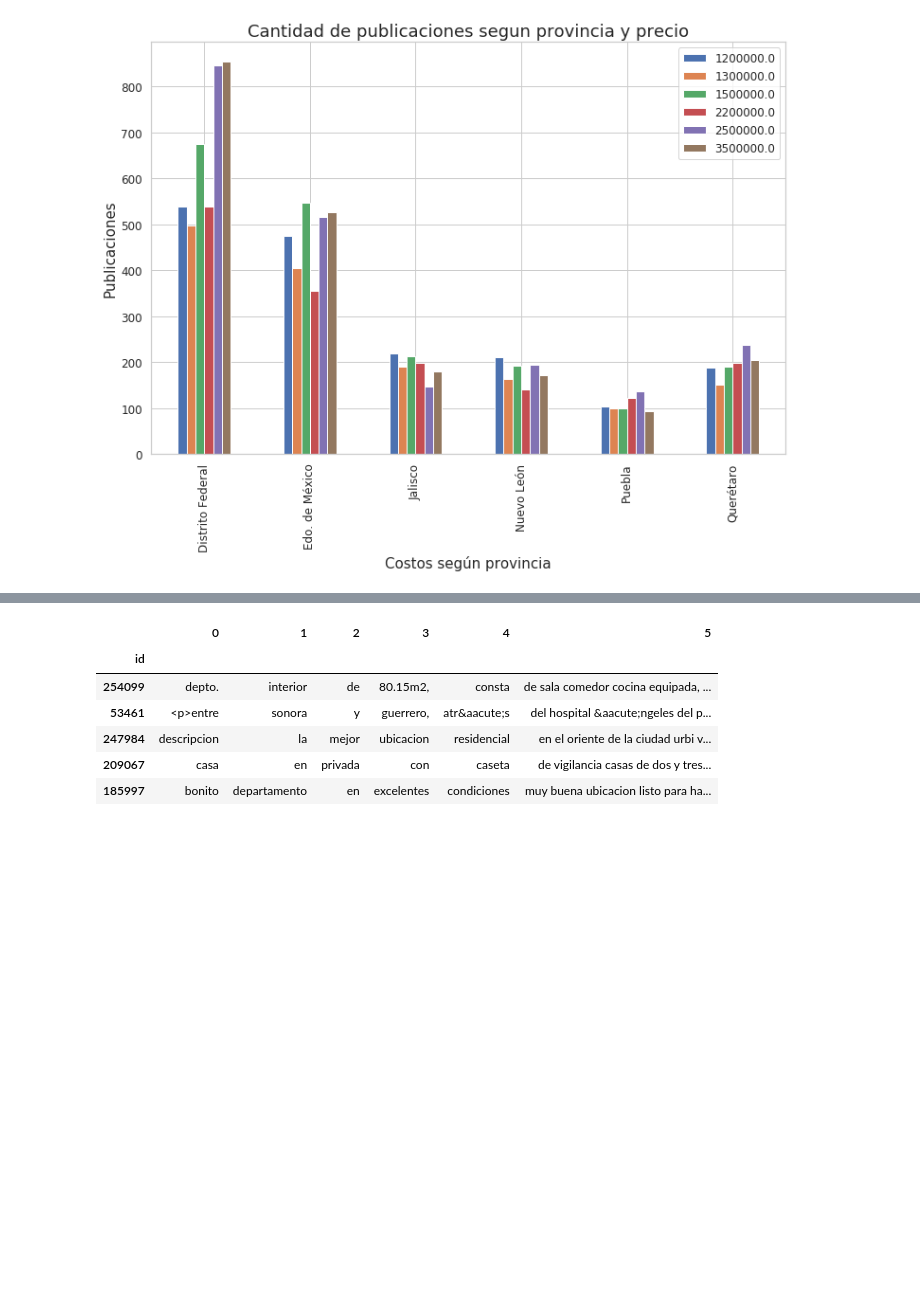
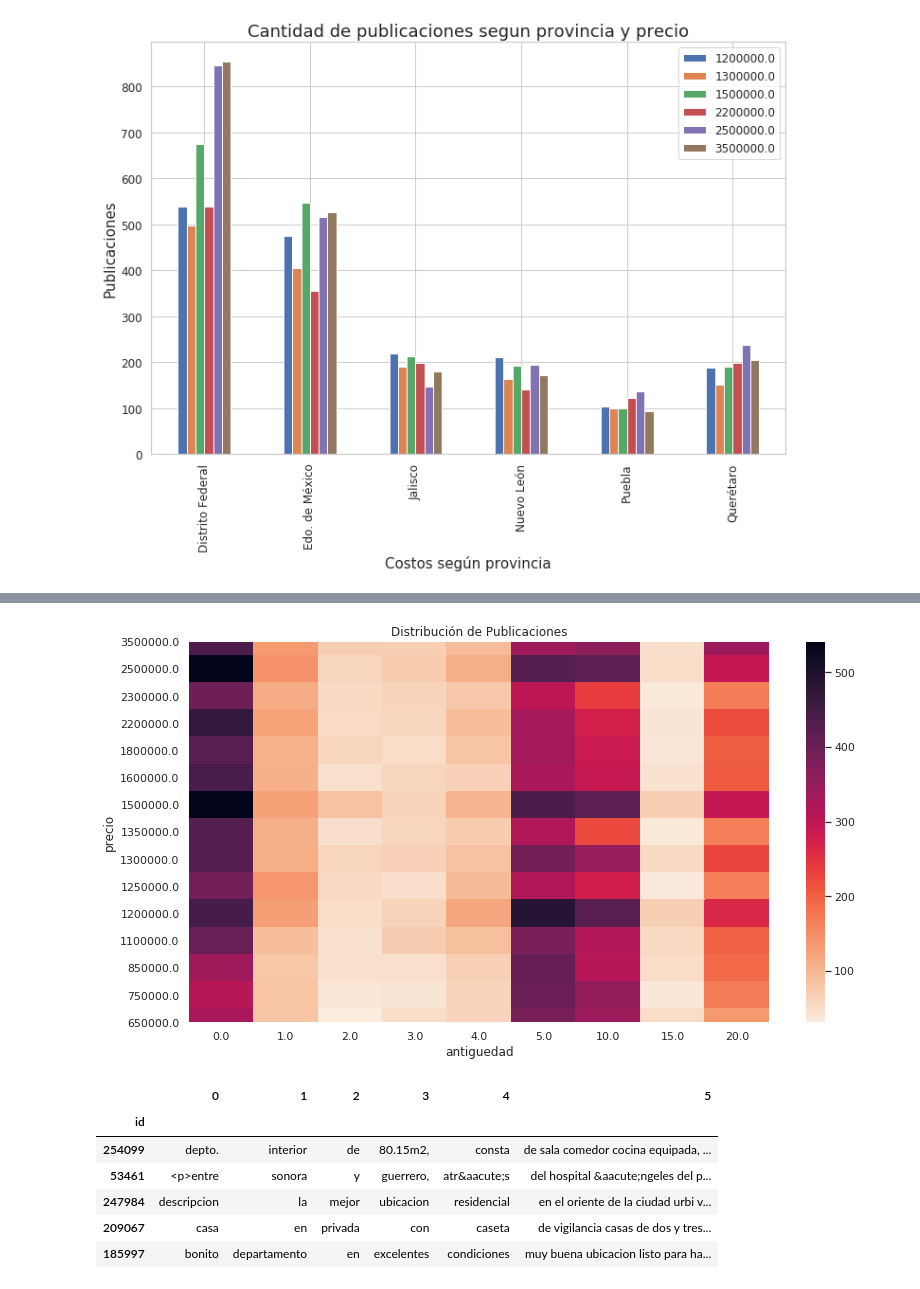
Before and after one commit to camilaserra5/7506-organizacion-de-datos, a Jupyter notebook: publicaciones.ipynb, the cells around one changed output, grey strips where cells are left out. Cells and saved outputs as stored; diff of their text form; code cells hidden in the pictures; blank space fills up the shorter version.

```diff
--- a/publicaciones.ipynb
+++ b/publicaciones.ipynb
@@ -241,0 +237,6 @@ fig.set_figheight(7)
+# %%
+antiguedades = df['antiguedad'].value_counts().sort_values(ascending=False).head(9).keys().tolist()
+# %%
+df_antiguedad = df.loc[df['precio'].isin(precios)].loc[df['antiguedad'].isin(antiguedades)]\
+    .groupby(['antiguedad','precio']).agg({'antiguedad':'count'})\
+    .rename(columns = {'antiguedad':'cant_publ'})
@@ -242,3 +260,18 @@ fig.set_figheight(7)
+# %%
+df_antiguedad = df_antiguedad.reset_index()
+pivot_post = df_antiguedad.pivot_table(index= "precio", columns="antiguedad", values= "cant_publ")
+pivot_post = pivot_post.sort_index(ascending=False)
+plt.figure(figsize=(5,4.6))
+cmap = sns.cm.rocket_r
+
+g = sns.heatmap(pivot_post, cmap=cmap)
+g.set_title("Distribución de Publicaciones")
+
+fig = g.get_figure()
+fig.set_figwidth(13)
+fig.set_figheight(7)
+# %% [output]
+[figure, added]
 # %%
 ## veo que palabras son las más usadas en titulo y desc
 # %%
```
Also changed, not shown: parts of 10 cells of this notebook.
